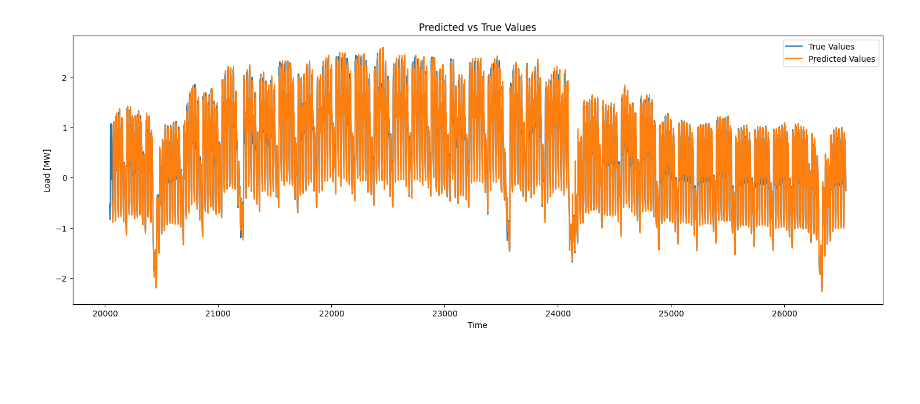
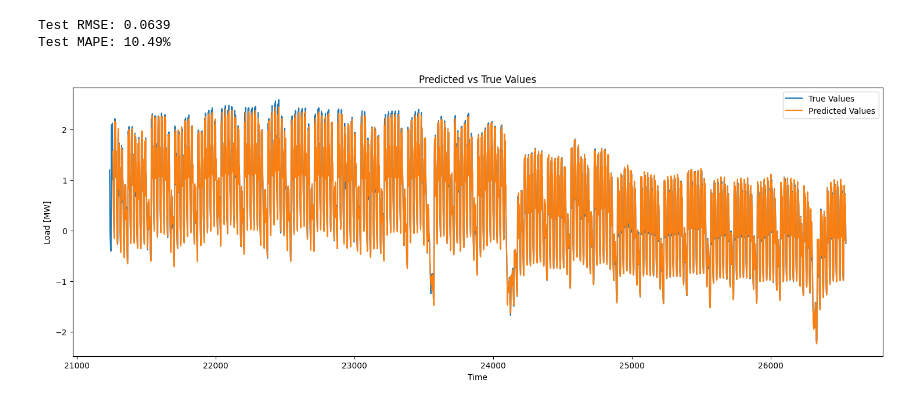
Before and after one commit to John-Chen92/Electricity_Load_Forecast, a Jupyter notebook: Lstm_pytorch.ipynb, the cells around one changed output. Drawn from its saved outputs; the diff is of its cells as text; code cells hidden in the pictures; blank space fills up the shorter version.

```diff
--- a/Lstm_pytorch.ipynb
+++ b/Lstm_pytorch.ipynb
@@ -8,6 +8,7 @@ import matplotlib.pyplot as plt
 import os
 os.environ['KMP_DUPLICATE_LIB_OK']='True'
 
+# 单负荷数据集处理
 """ class TimeSeriesDataset(Dataset):
     def __init__(self, data, seq_length):
         self.data = data
@@ -20,7 +21,7 @@ os.environ['KMP_DUPLICATE_LIB_OK']='True'
         x = self.data[index:index + self.seq_length]
         y = self.data[index + self.seq_length]
         return x, y """
-
+# 带天气数据的数据集处理
 class TimeSeriesDataset(Dataset):
     def __init__(self, data, seq_length):
         self.load_data = data[:,0].reshape(-1, 1)
@@ -55,18 +56,21 @@ class LSTMModel(nn.Module):
         out = self.fc(out[:, -1, :])
         return out
 
+
+def normalize_data(df):
+    return (df - df.mean()) / df.std()
+
 # 读取训练集和验证集的数据
 df = pd.read_csv('data/Area1_Weather_Load_copy.csv')
 df = df.drop('Time', axis=1)
 
-def normalize_data(df):
-    return (df - df.mean()) / df.std()
-
+# 选取训练集和验证集的数据
 df = normalize_data(df)
 m_all = len(df) # 数据集总行数
-m_val = 271*24 # 验证集数量
-m_test = 271*24 # 测试集数量
+m_val = int(0.2*m_all) # 验证集数量
+m_test = int(0.2*m_all) # 测试集数量
 m_train = m_all - m_test - m_val # 训练集数量
+
 train_df = df.iloc[:m_train]
 val_df = df.iloc[m_train:m_train+m_val]
 test_df = df.iloc[m_train+m_val:]
@@ -182,53 +206,50 @@ test_dataset = TimeSeriesDataset(test_data, seq_length)
 batch_size = 32
 test_dataloader = DataLoader(test_dataset, batch_size=batch_size, shuffle=False)
 
-""" # 定义模型参数
-input_size = 1
-hidden_size = 64
-num_layers = 2
-output_size = 1
-
-# 创建模型实例
-model = LSTMModel(input_size, hidden_size, num_layers, output_size)
-
-# 设置设备
-device = torch.device('cuda' if torch.cuda.is_available() else 'cpu') """
 
 # 加载已训练好的模型参数
 model.load_state_dict(torch.load('best_model.pt'))
 model.to(device)
 model.eval()
+
 
 # 在测试集上进行预测
 predictions = []
 
 with torch.no_grad():
     for inputs, targets in test_dataloader:
         inputs = inputs.to(device)
 
         outputs = model(inputs)
         predictions.append(outputs.detach().cpu().numpy())
-""" # 预测值和真实值的对比
-print("Predicted Values:")
-print(predictions)
-print("True Values:")
-print(test_df['Load'].values[seq_length:])
 
-# 打印预测结果
-print("Predictions:")
-print(predictions) """
+
 
 # 将预测结果转换为一维数组
 predictions = np.concatenate(predictions).flatten()
+
+# 计算测试集的RMSE
+test_rmse = np.sqrt(np.mean((predictions - test_df['Load'].values[seq_length:]) ** 2))
+
+# 输出RMSE
+print(f'Test RMSE: {test_rmse:.4f}')
+
+# 计算测试集的MAPE
+test_mape = np.mean(np.abs(predictions - test_df['Load'].values[seq_length:]) / test_df['Load'].values[seq_length:]) * 100
+
+# 输出MAPE
+print(f'Test MAPE: {test_mape:.2f}%')
 
 # 绘制预测值和真实值的曲线图
 plt.figure(figsize=(18, 6))
 plt.plot(test_df.index, test_df['Load'], label='True Values')
 plt.plot(test_df.index[seq_length:], predictions, label='Predicted Values')
 plt.xlabel('Time')
 plt.ylabel('Load [MW]')
 plt.title('Predicted vs True Values')
 plt.legend()
 plt.show()
 # %% [output]
+Test RMSE: 0.0639
+Test MAPE: 10.49%
-[figure, old version]
+[figure, new version]
```
Also changed, not shown: parts of 2 cells of this notebook, 2 other files.
